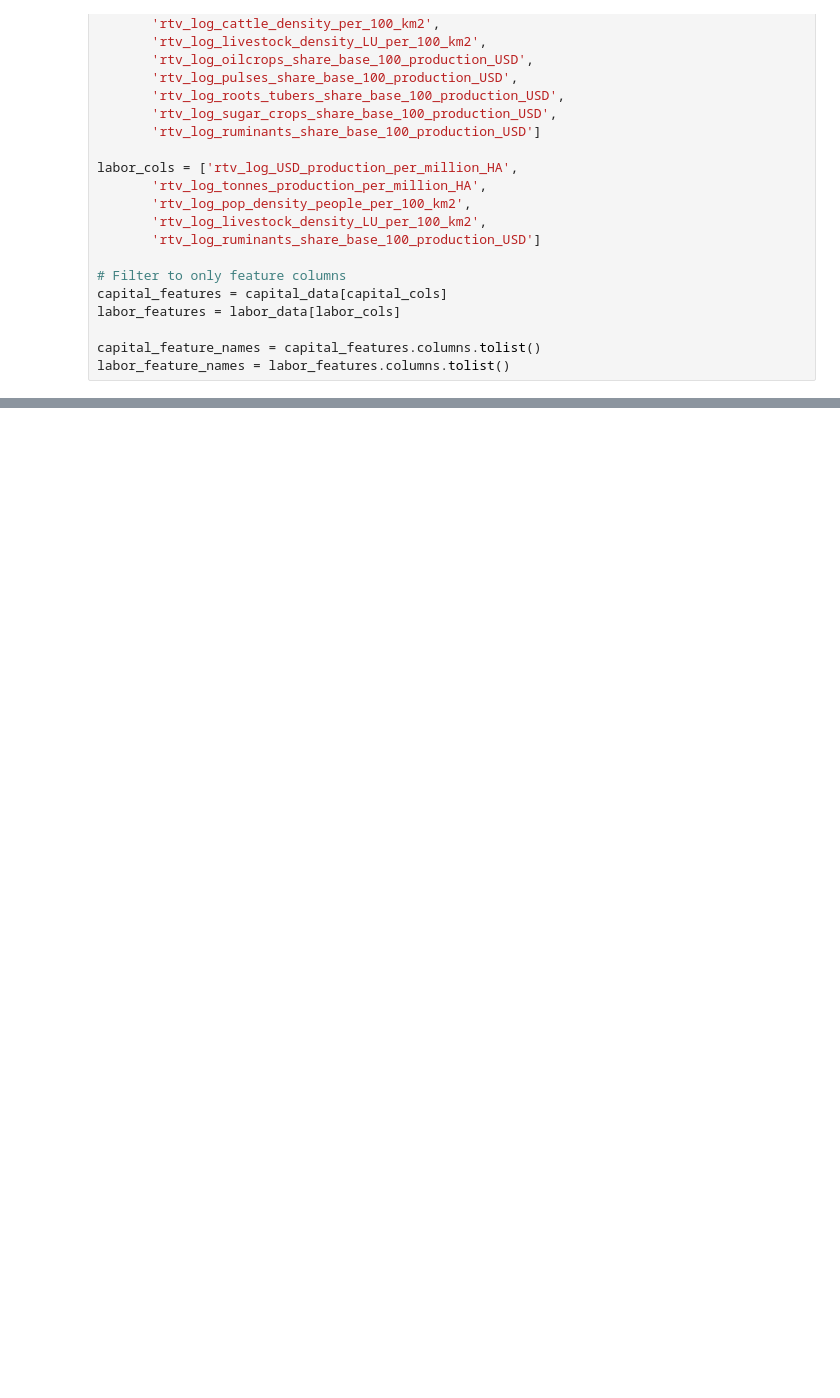
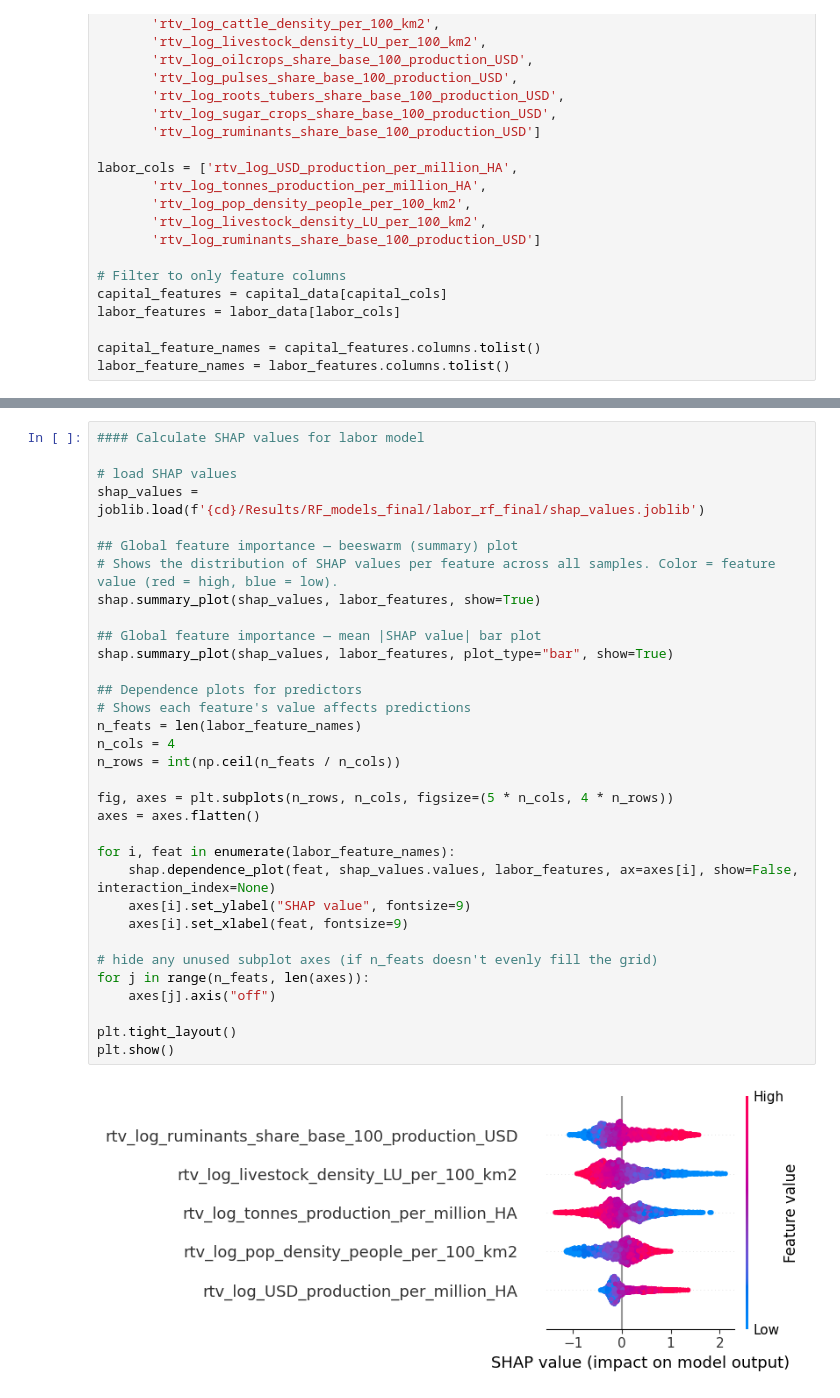
Before and after one commit to carinamani/AgDownscaling, a Jupyter notebook: 03_MODEL/01_RF_models/04_shap_values.ipynb, the cells around one changed output, grey strips where cells are left out. Drawn from its saved outputs; the diff is of its cells as text; blank space fills up the shorter version.

```diff
--- a/03_MODEL/01_RF_models/04_shap_values.ipynb
+++ b/03_MODEL/01_RF_models/04_shap_values.ipynb
@@ -91,0 +109,35 @@ plt.show()
+# %%
+#### Calculate SHAP values for labor model
+
+# load SHAP values
+shap_values = joblib.load(f'{cd}/Results/RF_models_final/labor_rf_final/shap_values.joblib')
+
+## Global feature importance — beeswarm (summary) plot
+# Shows the distribution of SHAP values per feature across all samples. Color = feature value (red = high, blue = low).
+shap.summary_plot(shap_values, labor_features, show=True)
+
+## Global feature importance — mean |SHAP value| bar plot
+shap.summary_plot(shap_values, labor_features, plot_type="bar", show=True)
+
+## Dependence plots for predictors
+# Shows each feature's value affects predictions
+n_feats = len(labor_feature_names)
+n_cols = 4
+n_rows = int(np.ceil(n_feats / n_cols))
+
+fig, axes = plt.subplots(n_rows, n_cols, figsize=(5 * n_cols, 4 * n_rows))
+axes = axes.flatten()
+
+for i, feat in enumerate(labor_feature_names):
+    shap.dependence_plot(feat, shap_values.values, labor_features, ax=axes[i], show=False, interaction_index=None)
+    axes[i].set_ylabel("SHAP value", fontsize=9)
+    axes[i].set_xlabel(feat, fontsize=9)
+
+# hide any unused subplot axes (if n_feats doesn't evenly fill the grid)
+for j in range(n_feats, len(axes)):
+    axes[j].axis("off")
+
+plt.tight_layout()
+plt.show()
+# %% [output]
+[figure, added]
```
Also changed, not shown: parts of 3 cells of this notebook, 1 other file.
